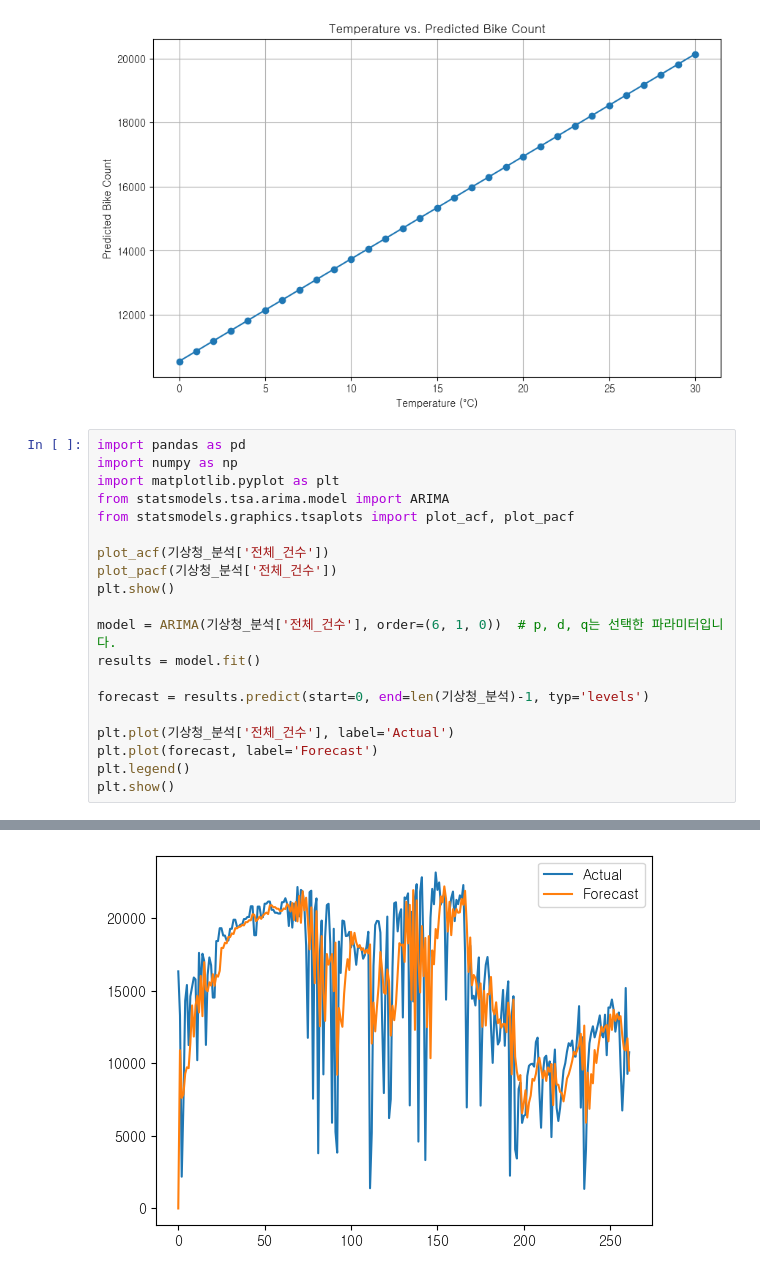
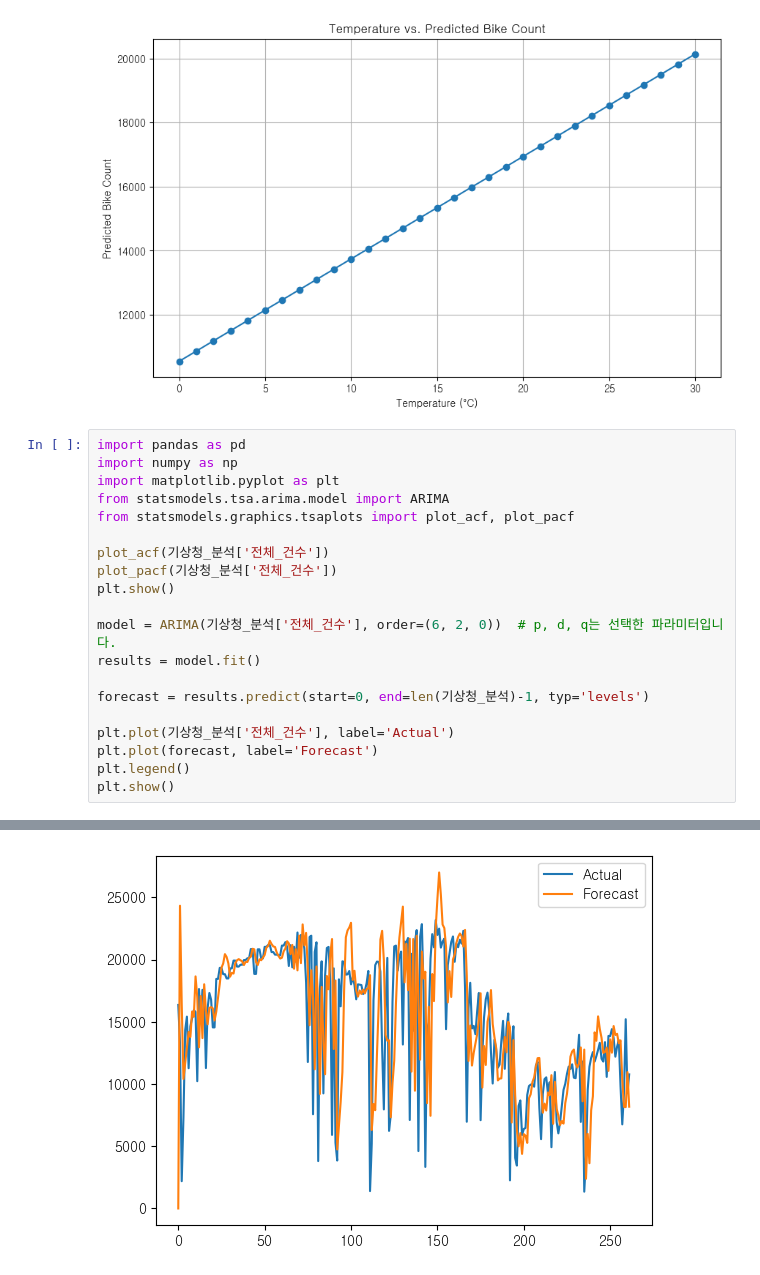
Before and after one commit to minseokpark6/SemiProject_Group3, a Jupyter notebook: Code/Origin/임시.ipynb, the cells around one changed output, grey strips where cells are left out. Drawn from its saved outputs; the diff is of its cells as text.

```diff
--- a/Code/Origin/임시.ipynb
+++ b/Code/Origin/임시.ipynb
@@ -260,27 +260,27 @@ plt.show()
 # %%
 import pandas as pd
 import numpy as np
 import matplotlib.pyplot as plt
 from statsmodels.tsa.arima.model import ARIMA
 from statsmodels.graphics.tsaplots import plot_acf, plot_pacf
 
 plot_acf(기상청_분석['전체_건수'])
 plot_pacf(기상청_분석['전체_건수'])
 plt.show()
 
-model = ARIMA(기상청_분석['전체_건수'], order=(6, 1, 0))  # p, d, q는 선택한 파라미터입니다.
+model = ARIMA(기상청_분석['전체_건수'], order=(6, 2, 0))  # p, d, q는 선택한 파라미터입니다.
 results = model.fit()
 
 forecast = results.predict(start=0, end=len(기상청_분석)-1, typ='levels')
 
 plt.plot(기상청_분석['전체_건수'], label='Actual')
 plt.plot(forecast, label='Forecast')
 plt.legend()
 plt.show()
 # %% [output]
 [figure]
 [figure]
-[figure, old version]
+[figure, new version]
 # %%
 import pandas as pd
 import matplotlib.pyplot as plt
```
Also changed, not shown: parts of 3 cells of this notebook, 5 other files.
